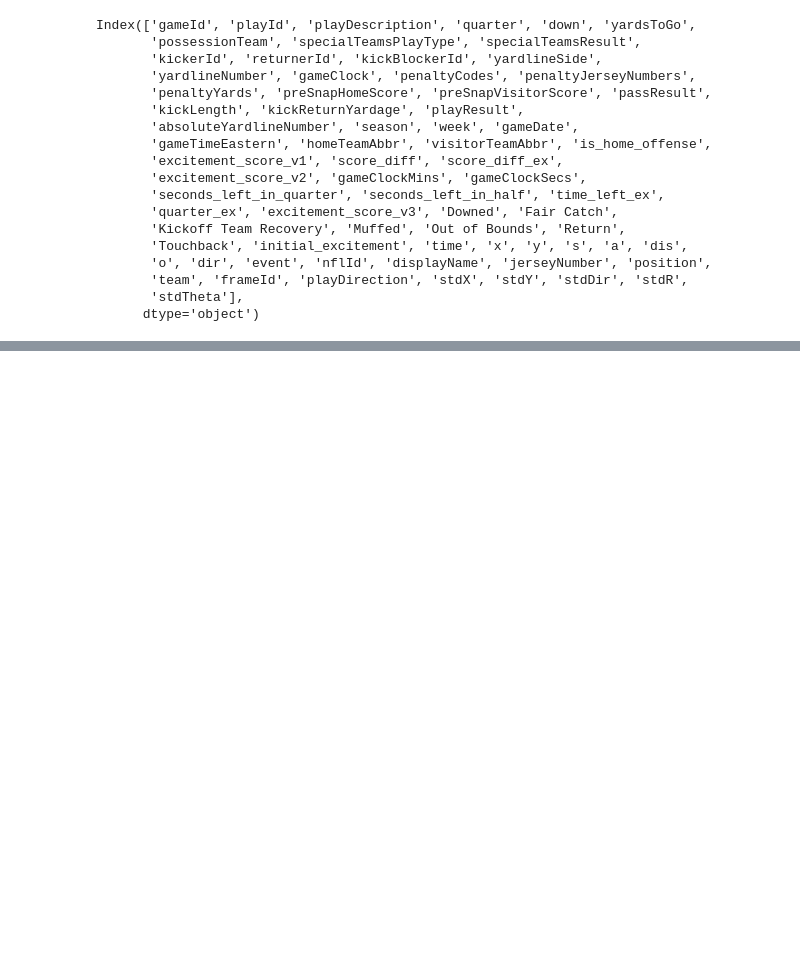
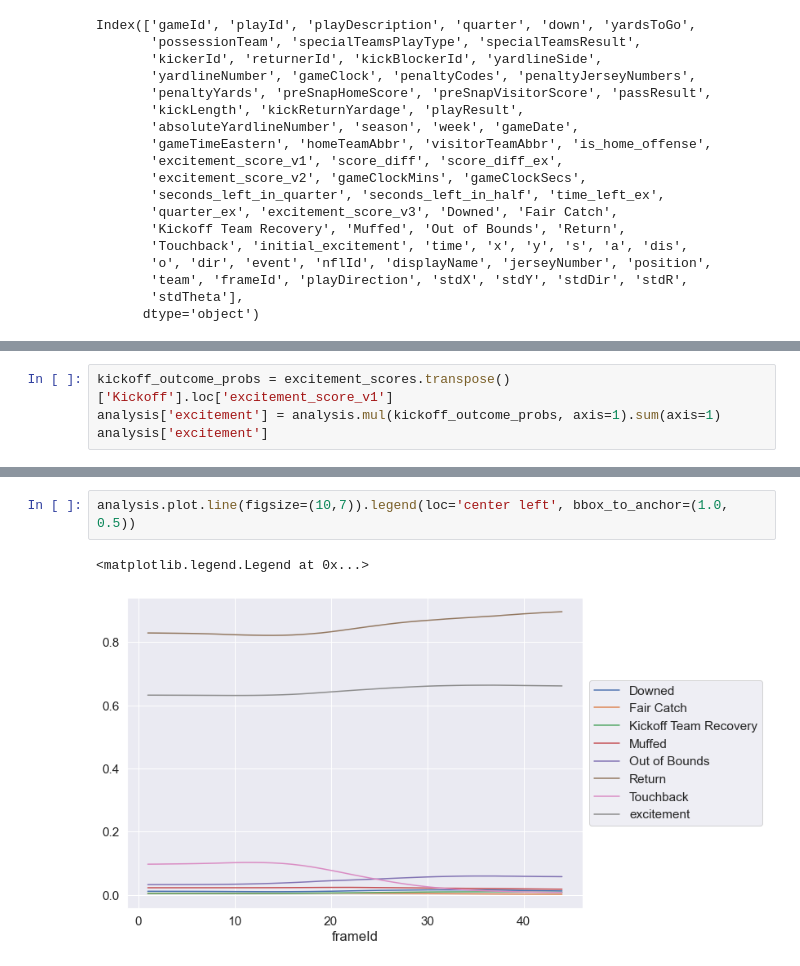
Before and after one commit to icowen/big-data-bowl-2022, a Jupyter notebook: eda.ipynb, the cells around one changed output, grey strips where cells are left out. Saved outputs shown, nothing was run; the diff lists cells and outputs as text; blank space fills up the shorter version.

```diff
--- a/eda.ipynb
+++ b/eda.ipynb
@@ -808,0 +1057,4 @@ kickoff_data = kickoff_tracking[['gameId', 'playId', 'posessionTeam', 'excitemen
+# %%
+kickoff_outcome_probs = excitement_scores.transpose()['Kickoff'].loc['excitement_score_v1']
+analysis['excitement'] = analysis.mul(kickoff_outcome_probs, axis=1).sum(axis=1)
+analysis['excitement']
@@ -808,0 +1079,5 @@ kickoff_data = kickoff_tracking[['gameId', 'playId', 'posessionTeam', 'excitemen
+# %%
+analysis.plot.line(figsize=(10,7)).legend(loc='center left', bbox_to_anchor=(1.0, 0.5))
+# %% [output]
+<matplotlib.legend.Legend at 0x...>
+[figure, added]
```
Also changed, not shown: parts of 42 cells of this notebook, 1 other file.
